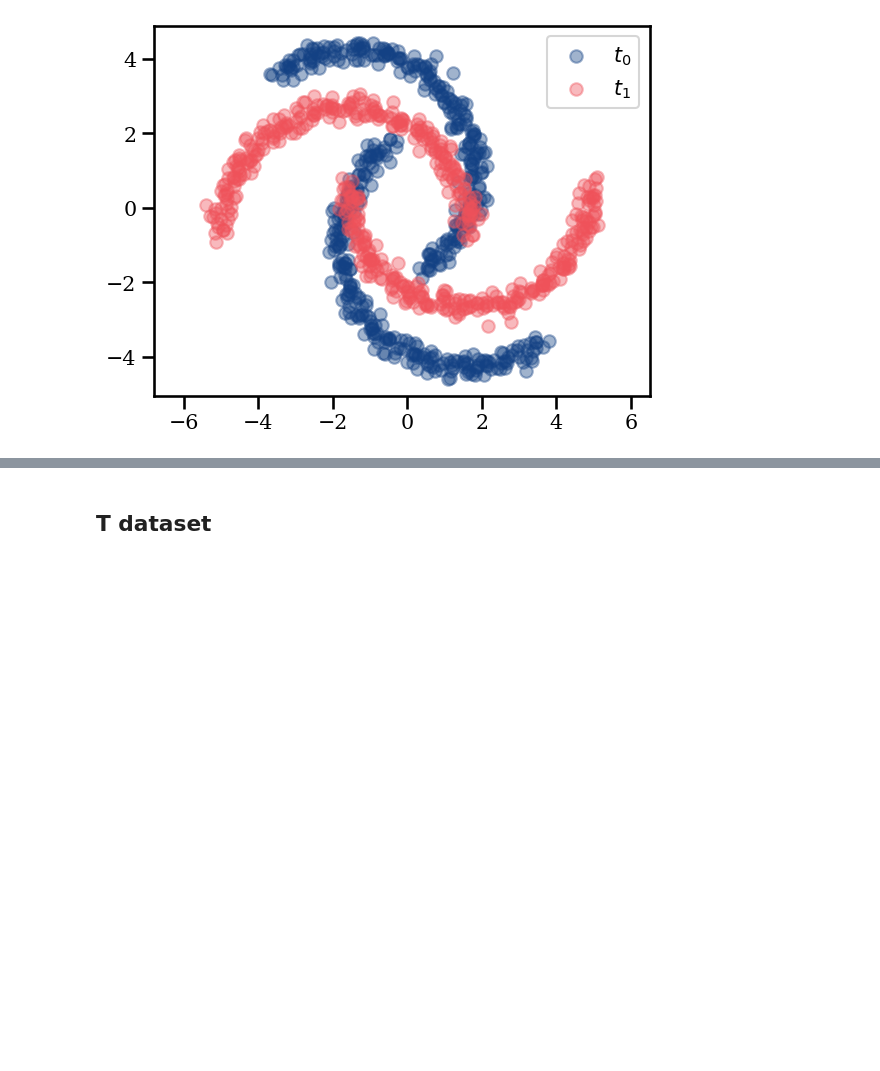
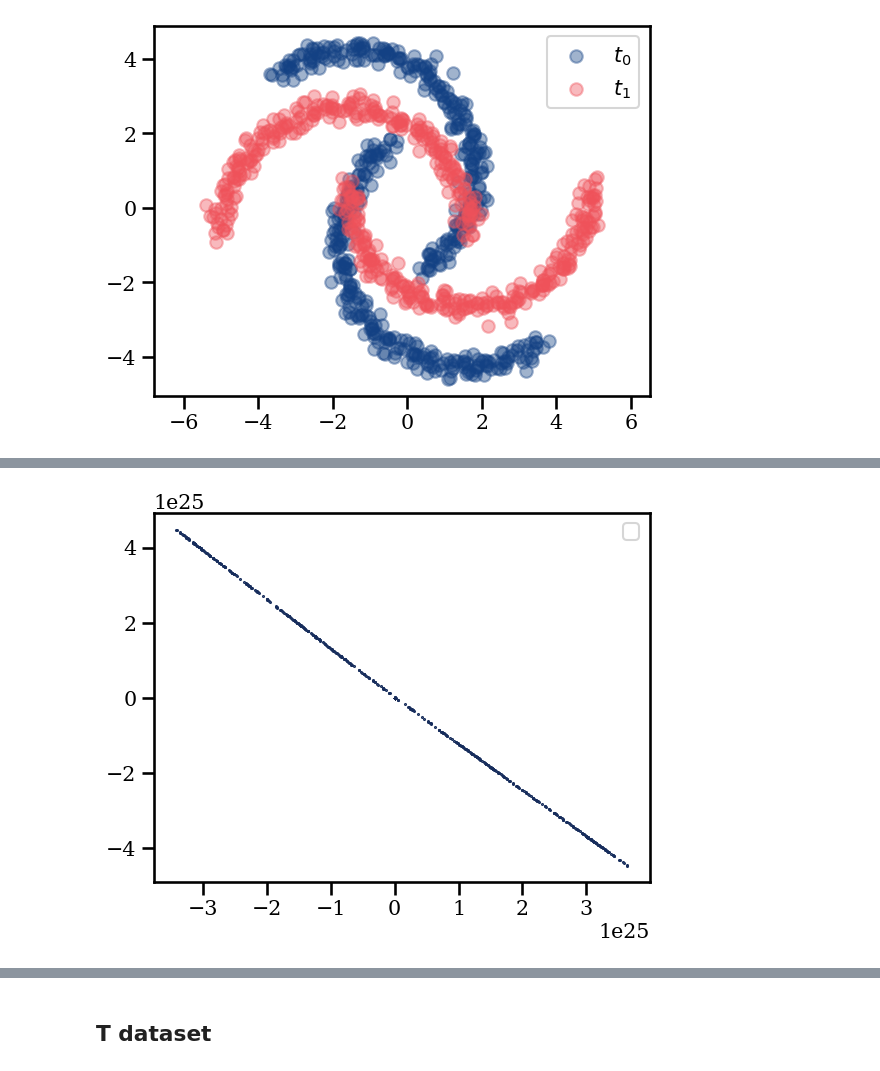
Before and after one commit to ArinaBelova/aligned_diffusion_bridges, a Jupyter notebook: toy/toy_experiments.ipynb, the cells around one changed output, grey strips where cells are left out. Cells and saved outputs as stored; diff of their text form; code cells hidden in the pictures; blank space fills up the shorter version.

```diff
--- a/toy/toy_experiments.ipynb
+++ b/toy/toy_experiments.ipynb
@@ -70,3 +69,8 @@ NotImplementedError: Module [FBB] is missing the required "forward" function
+# %%
+if len(samples.shape) == 4:
+    plot_multiple_marginals(samples[:,:,:,1], skip_step=4)
+# %% [output]
+[figure, added]
 # %%
 plot_marginals(moon.get_marginals(), alpha=.2)
 
```
Also changed, not shown: parts of 8 cells of this notebook, 4 other files.
